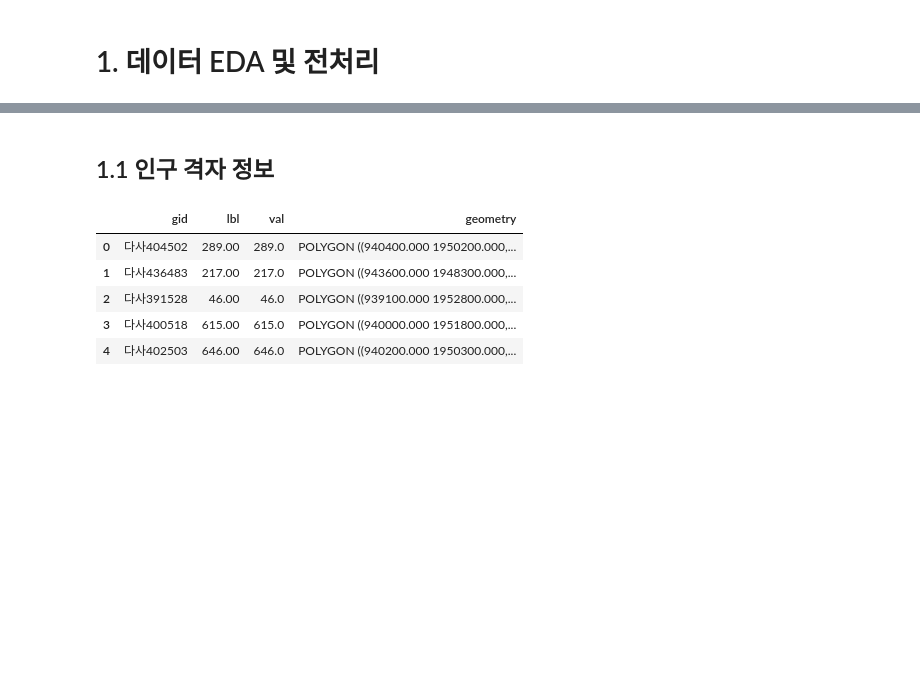
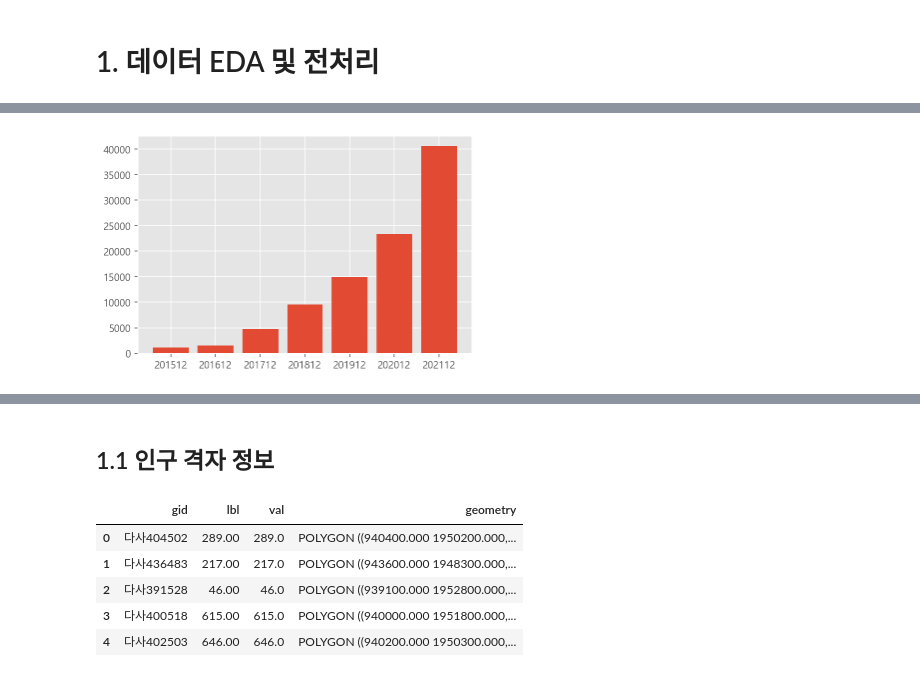
Before and after one commit to lima4/Gangseo-gu, a Jupyter notebook: final_data_eda.ipynb, the cells around one changed output, grey strips where cells are left out. Drawn from its saved outputs; the diff is of its cells as text; code cells hidden in the pictures; blank space fills up the shorter version.

```diff
--- a/final_data_eda.ipynb
+++ b/final_data_eda.ipynb
@@ -25,0 +222,2 @@ plt.style.use('ggplot')
+# %%
+dongmonthcar = pd.read_csv('data/15_21년 행정동별 연료별 자동차 등록현황.csv', header=1, encoding='cp949')
@@ -25,0 +237,12 @@ plt.style.use('ggplot')
+# %%
+# 전기차에 대해서만 연도별 건수로 조사하기
+seoulyearelec=dongmonthcar[dongmonthcar['연료']=='전기'].groupby('연월')['건수'].sum().reset_index()
+seoulcar = dongmonthcar.groupby('연월')['건수'].sum().reset_index()
+
+# 서울특별시의 전기자동차 증가율
+seoulyearelec=dongmonthcar[dongmonthcar['연료']=='전기'].groupby('연월')['건수'].sum().reset_index()
+p1 = plt.bar(seoulyearelec.index, seoulyearelec['건수'])
+plt.xticks(seoulyearelec.index, seoulyearelec['연월'])
+plt.show()
+# %% [output]
+[figure, added]
```
Also changed, not shown: parts of 26 cells of this notebook, 1 other file.
